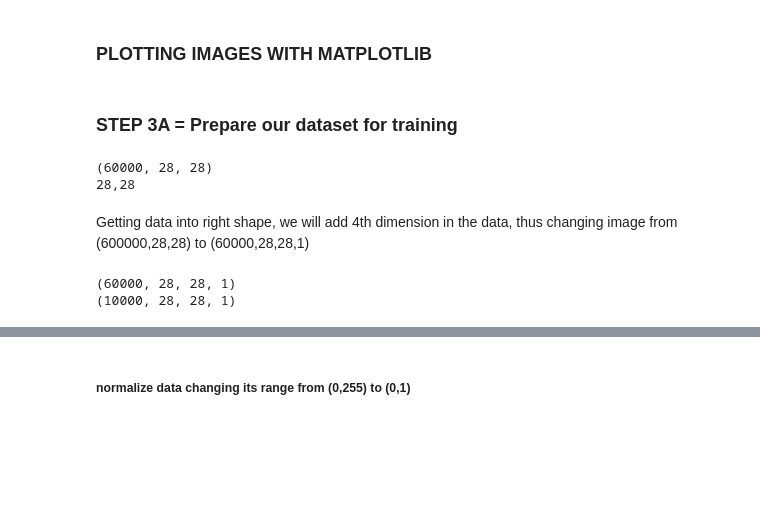
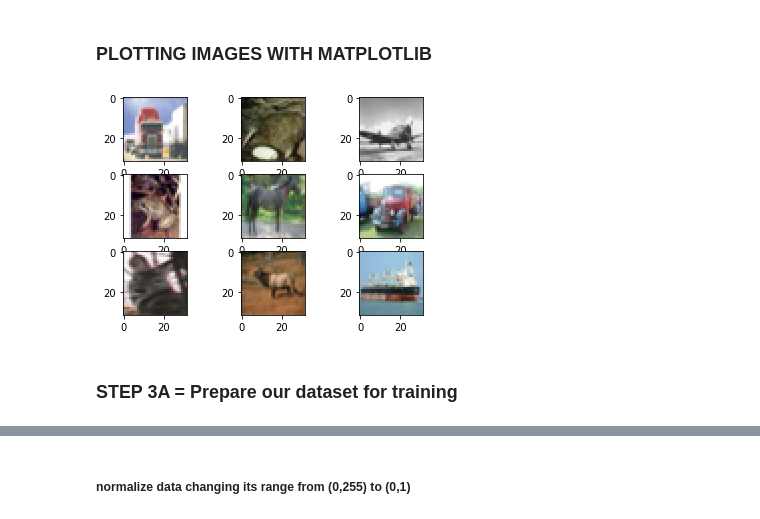
Before and after one commit to wajeehulhassanvii/computervision, a Jupyter notebook: notebooks/cifar10_classifier.ipynb, the cells around one changed output, grey strips where cells are left out. Saved outputs shown, nothing was run; the diff lists cells and outputs as text; code cells hidden in the pictures; blank space fills up the shorter version.

```diff
--- a/notebooks/cifar10_classifier.ipynb
+++ b/notebooks/cifar10_classifier.ipynb
@@ -26,35 +37,26 @@ print('labels in y_test:{}'.format(y_test.shape))
 # %%
 import matplotlib.pyplot as plt
 import numpy as np
 
 # plt.subplot(331)
 # random_num = np.random.randint(0,len(X_train))
 # plt.imshow(X_train[random_num], cmap=plt.get_cmap('gray'))
 
-for i in range(1,7):
+for i in range(1,10):
     plt.subplot(330+i)
     random_num = np.random.randint(0,len(X_train))
     plt.imshow(X_train[random_num], cmap=plt.get_cmap('gray'))
 
 plt.show()
+# %% [output]
+[figure, added]
 # %% [markdown]
 ### STEP 3A = Prepare our dataset for training
 # %%
-# lets store the number of rows and columns
-print(X_train.shape)
-img_rows = X_train.shape[1]
-img_cols = X_train.shape[2]
-print(str(img_cols) + "," + str(img_rows))
+# # lets store the number of rows and columns
+# print(X_train.shape)
+# img_rows = X_train.shape[1]
+# img_cols = X_train.shape[2]
+# print(str(img_cols) + "," + str(img_rows))
+# print(X_train.shape[0], 'train samples')
+# print(X_test.shape[0], 'test samples')
-# %% [output]
-(60000, 28, 28)
-28,28
-# %% [markdown]
-Getting data into right shape, we will add 4th dimension in the data, thus changing image from (600000,28,28) to (60000,28,28,1)
-# %%
-X_train = X_train.reshape(X_train.shape[0], img_rows, img_cols, 1)
-X_test = X_test.reshape(X_test.shape[0], img_rows, img_cols, 1)
-print(X_train.shape)
-print(X_test.shape)
-# %% [output]
-(60000, 28, 28, 1)
-(10000, 28, 28, 1)
```
Also changed, not shown: parts of 51 cells of this notebook, 1 other file.
